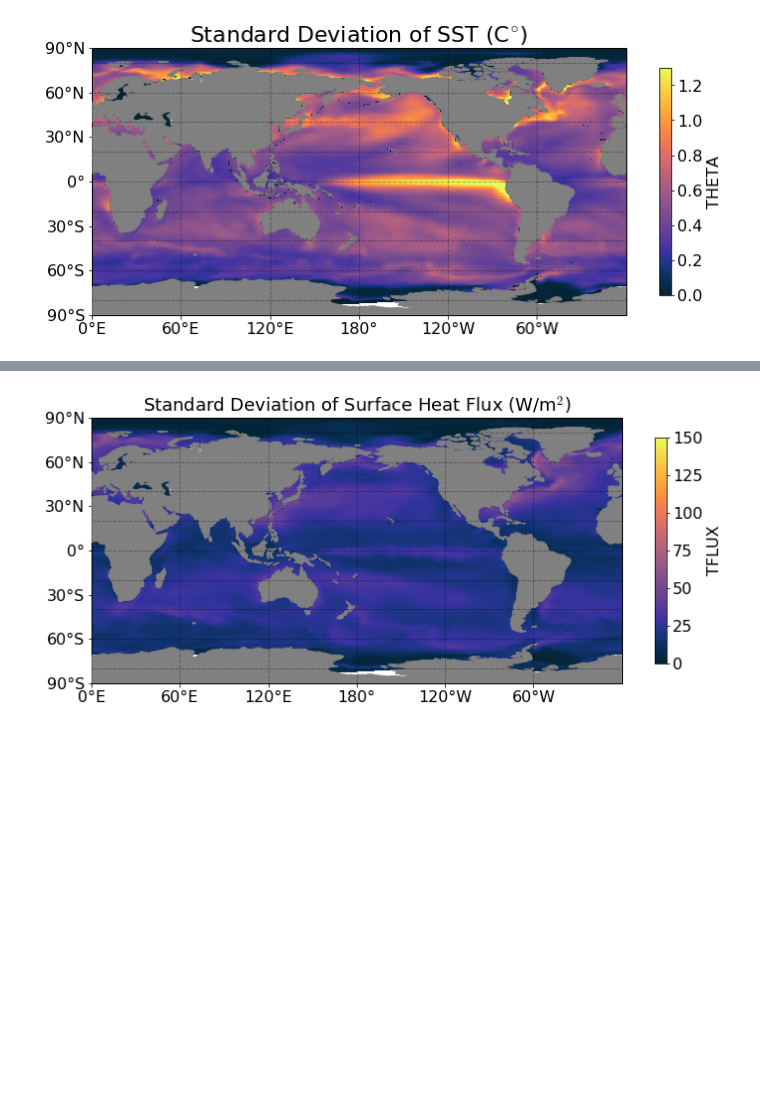
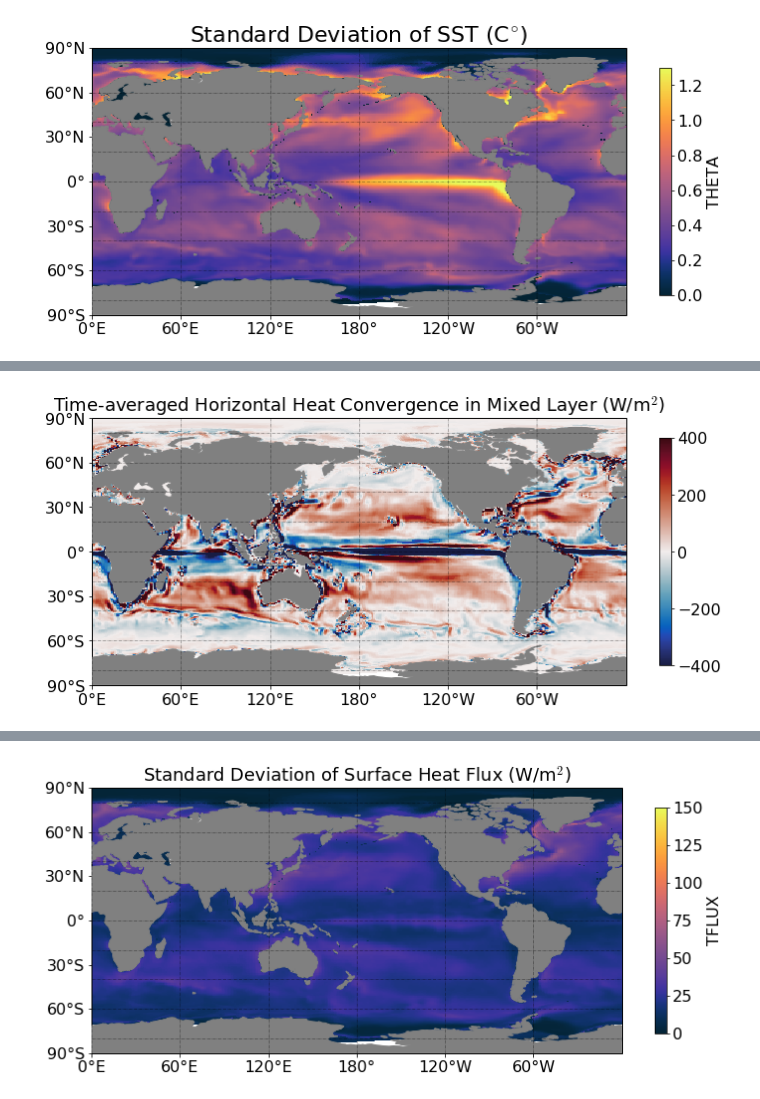
Before and after one commit to cpatrizio88/pangeo_ECCO, a Jupyter notebook: test_ecco.ipynb, the cells around one changed output, grey strips where cells are left out. Saved outputs shown, nothing was run; the diff lists cells and outputs as text; code cells hidden in the pictures; blank space fills up the shorter version.

```diff
--- a/test_ecco.ipynb
+++ b/test_ecco.ipynb
@@ -598 +639,9 @@ ax.set_title(r'Standard Deviation of SST (C$^{\circ}$)');
+# %%
+# Mixed layer vertical integral of time-averaged horizontal heat transport
+ADVx_TH_clim = ds.ADVx_TH.mean(dim='time')
+ADVy_TH_clim = ds.ADVy_TH.mean(dim='time')
+ADV_TH_diff_clim = grid.diff_2d_vector({'X': ADVx_TH_clim, 'Y': ADVy_TH_clim}, boundary='fill')
+ADV_TH_conv_clim_vint = -((delz/v)*ADV_TH_diff_clim['X']).where(mxlpoints).sum(dim='k') - ((delz/v)*ADV_TH_diff_clim['Y']).where(mxlpoints).sum(dim='k')
+
+ADV_TH_mean = rho0 * cp * ADV_TH_conv_clim_vint.fillna(0.).load()
 # %%
@@ -640,2 +692,8 @@ ADVr_TH_std = rho0 * cp * (ADVr_TH_std/coords.rA).fillna(0.).load()
+# %%
+# Time-averaged horizontal heat convergence in ocean mixed layer
+m, ax = mapper(ADV_TH_mean, cmap=cmocean.cm.balance, vmax=400, vmin=-400);
+ax.set_title(r'Time-averaged Horizontal Heat Convergence in Mixed Layer (W/m$^2$)');
+# %% [output]
+[figure, added]
 # %%
 # Plot standard deviation of ocean mixed layer horizontal heat convergence
```
Also changed, not shown: parts of 14 cells of this notebook.
